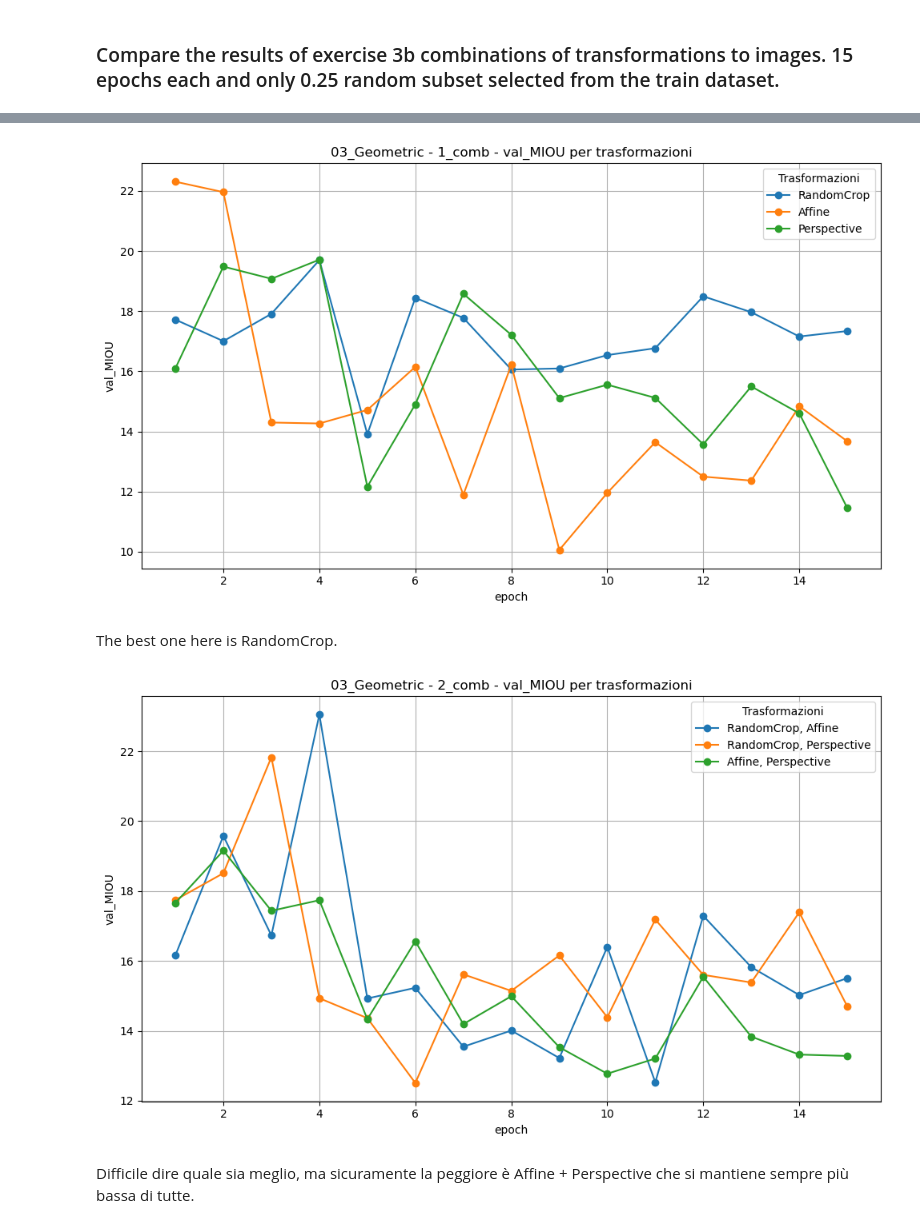
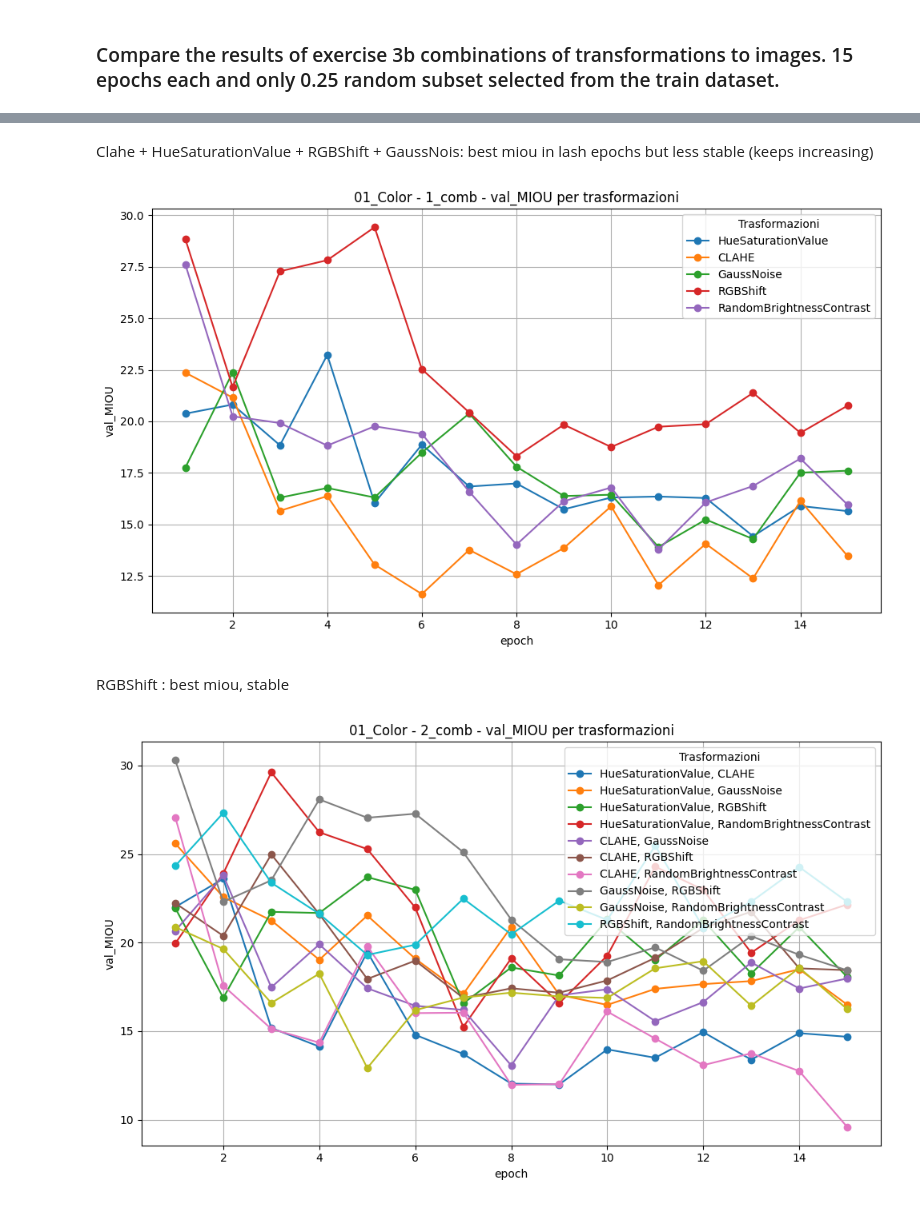
Before and after one commit to elisabettaroviera/MLDL-Project, a Jupyter notebook: 3b_comparison_augs.ipynb, the cells around one changed output, grey strips where cells are left out. Drawn from its saved outputs; the diff is of its cells as text; code cells hidden in the pictures.

```diff
--- a/3b_comparison_augs.ipynb
+++ b/3b_comparison_augs.ipynb
@@ -188,14 +201,14 @@ plot_train_miou_composite(root_dir='.', nome_cartelle=['1_Color'], comb_list=[4]
+# %% [markdown]
+Clahe + HueSaturationValue + RGBShift + GaussNois: best miou in lash epochs but less stable (keeps increasing)
 # %%
 #plot_train_miou_composite(root_dir='.', nome_cartelle=['1_Color'], comb_list=[5])
 # %%
-plot_val_miou_composite(root_dir=".", nome_cartelle=['1_Color'], comb_list=[1] )
+plot_val_miou_composite(root_dir="./1_Color", nome_cartelle=['01_Color'], comb_list=[1] )
 # %% [output]
-[figure, old version]
+[figure, new version]
-# %% [markdown]
-The best one here is RandomCrop.
+# %% [markdown]
+RGBShift : best miou, stable
 # %%
-plot_val_miou_composite(root_dir=".", nome_cartelle=['1_Color'], comb_list=[2] )
+plot_val_miou_composite(root_dir="./1_Color", nome_cartelle=['01_Color'], comb_list=[2] )
 # %% [output]
-[figure, old version]
+[figure, new version]
-# %% [markdown]
-Difficile dire quale sia meglio, ma sicuramente la peggiore è Affine + Perspective che si mantiene sempre più bassa di tutte.
```
Also changed, not shown: parts of 13 cells of this notebook.
